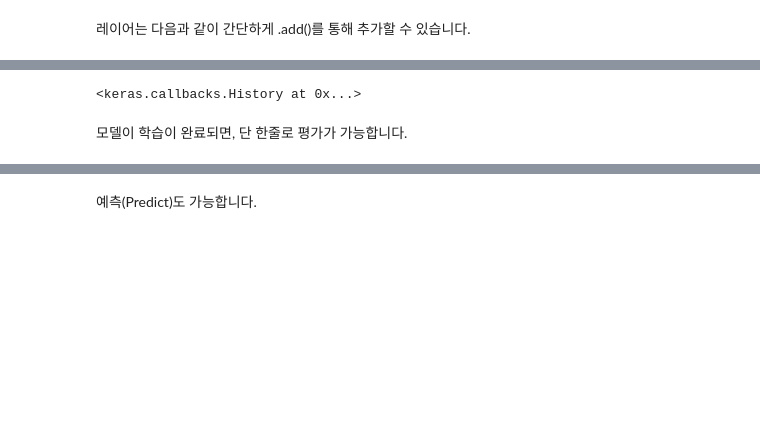
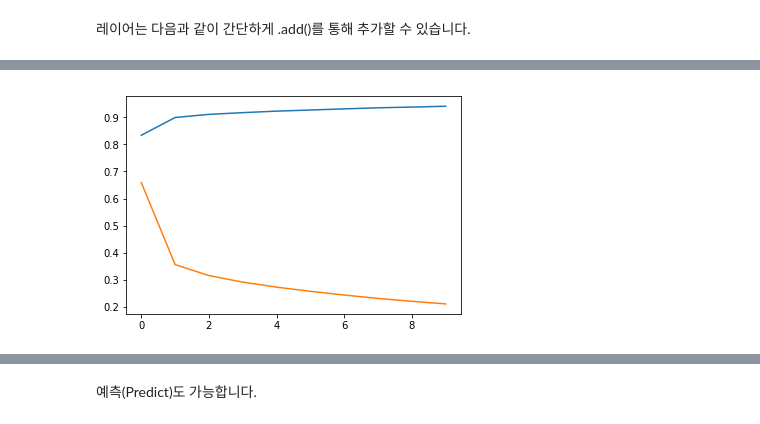
Before and after one commit to hyojunguy/colab_lecture, a Jupyter notebook: keras_intro.ipynb, the cells around one changed output, grey strips where cells are left out. Cells and saved outputs as stored; diff of their text form; code cells hidden in the pictures; blank space fills up the shorter version.

```diff
--- a/keras_intro.ipynb
+++ b/keras_intro.ipynb
@@ -117,5 +163,9 @@ model.compile(loss='categorical_crossentropy',
 # %%
-model.fit(X_train, Y_train, batch_size=32, epochs=10, verbose=1)
+hist = model.fit(X_train, Y_train, batch_size=32, epochs=10, verbose=1)
+
+plt.plot(hist.history["acc"], label="train_acc")
+plt.plot(hist.history["loss"])
+plt.show()
 # %% [output]
 WARNING:tensorflow:From /usr/local/lib/python3.6/dist-packages/tensorflow/python/ops/math_ops.py:3066: to_int32 (from tensorflow.python.ops.math_ops) is deprecated and will be removed in a future vers ...
 Instructions for updating:
@@ -137,3 +187 @@ Epoch 10/10
-<keras.callbacks.History at 0x...>
+[figure, added]
-# %% [markdown]
-모델이 학습이 완료되면, 단 한줄로 평가가 가능합니다.
```
Also changed, not shown: parts of 19 cells of this notebook.
